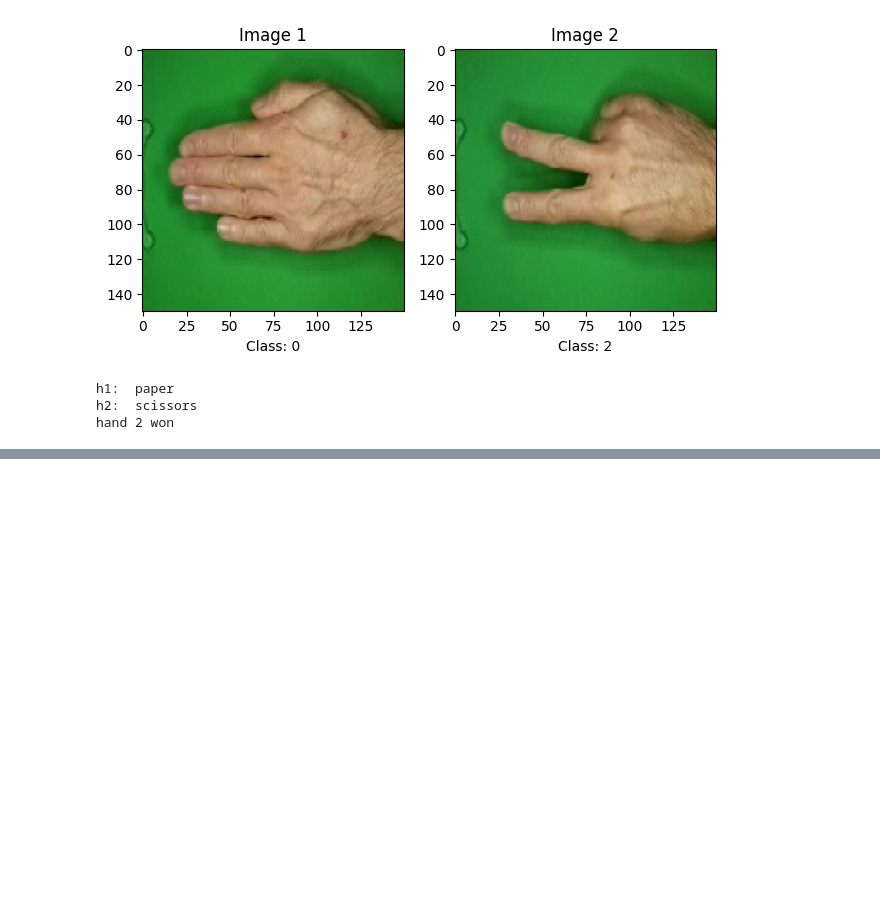
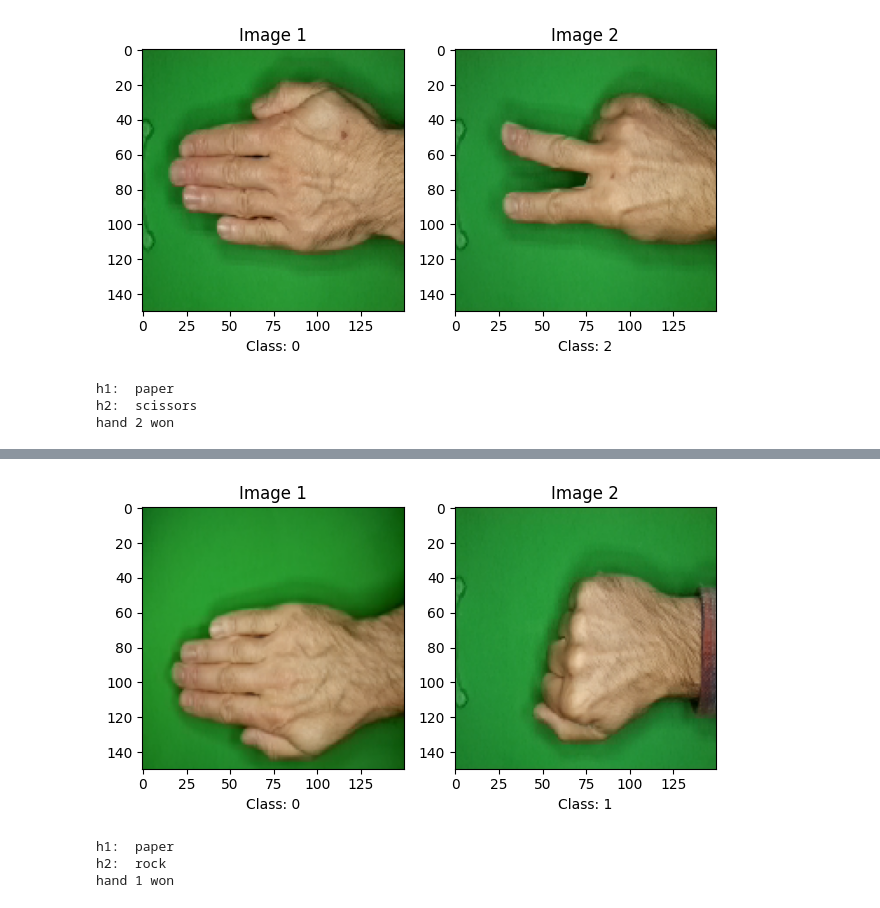
Before and after one commit to cristianbalea/ml-project, a Jupyter notebook: proiect_balea_ciobanica.ipynb, the cells around one changed output, grey strips where cells are left out. Drawn from its saved outputs; the diff is of its cells as text; code cells hidden in the pictures; blank space fills up the shorter version.

```diff
--- a/proiect_balea_ciobanica.ipynb
+++ b/proiect_balea_ciobanica.ipynb
@@ -529,3 +529,9 @@ game(hand_1, hand_2)
 h1:  paper
 h2:  scissors
 hand 2 won
+# %%
+hand_3 = '/content/rps-cv-images/paper/7YbjJFHGHPhJQFvE.png'
+hand_4 = '/content/rps-cv-images/rock/Zyzp7nBCojgQeCZs.png'
+
+game(hand_3, hand_4)
+# %% [output]
@@ -531,0 +540,4 @@ hand 2 won
+[figure, added]
+h1:  paper
+h2:  rock
+hand 1 won
```
Also changed, not shown: parts of 1 cell of this notebook.
